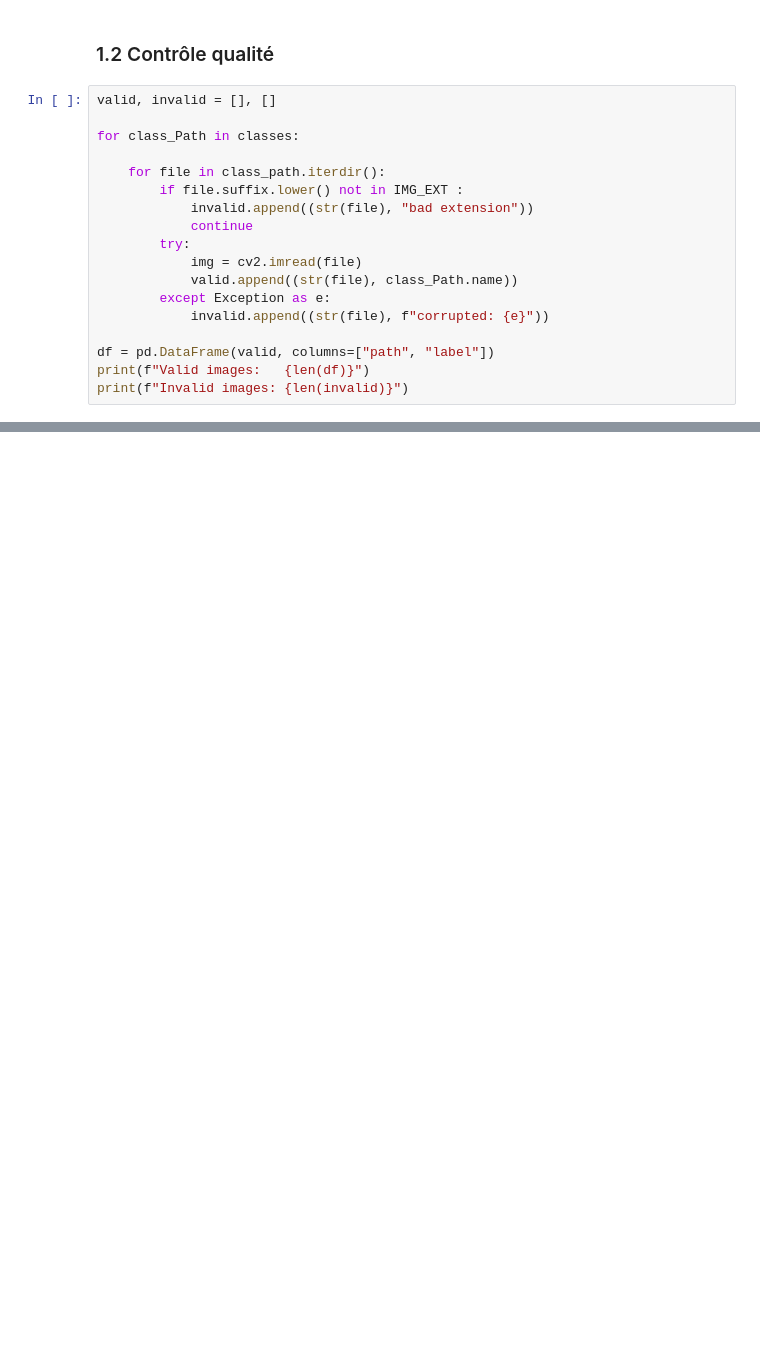
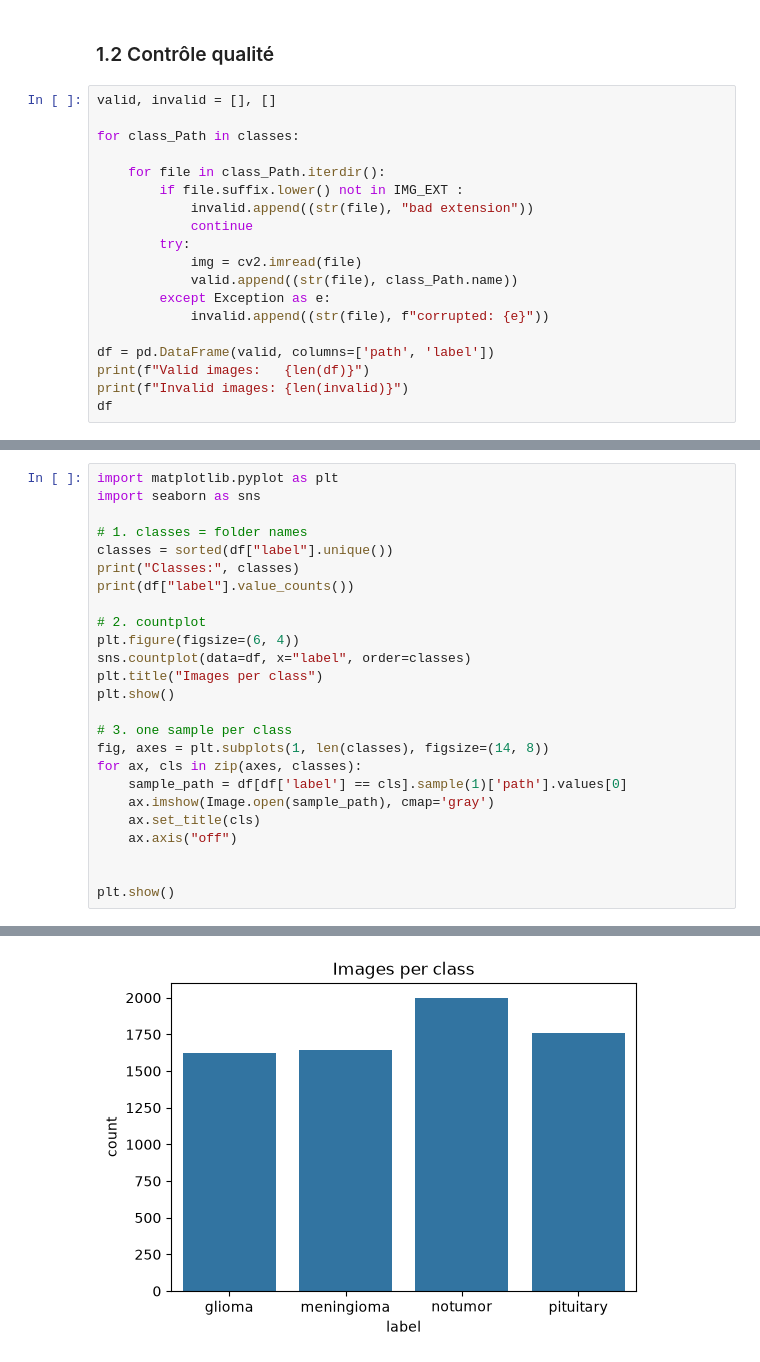
Before and after one commit to abdoelhadere-bit/BrainScan-V2, a Jupyter notebook: notebook/note.ipynb, the cells around one changed output, grey strips where cells are left out. Drawn from its saved outputs; the diff is of its cells as text; blank space fills up the shorter version.

```diff
--- a/notebook/note.ipynb
+++ b/notebook/note.ipynb
@@ -42,7 +43,7 @@ valid, invalid = [], []
 
 for class_Path in classes:
 
-    for file in class_path.iterdir():
+    for file in class_Path.iterdir():
         if file.suffix.lower() not in IMG_EXT :
             invalid.append((str(file), "bad extension"))
             continue
@@ -52,7 +53,8 @@ for class_Path in classes:
         except Exception as e:
             invalid.append((str(file), f"corrupted: {e}"))
 
-df = pd.DataFrame(valid, columns=["path", "label"])
+df = pd.DataFrame(valid, columns=['path', 'label'])
 print(f"Valid images:   {len(df)}")
 print(f"Invalid images: {len(invalid)}")
+df
 # %% [output]
@@ -60,0 +76,26 @@ Invalid images: 0
+# %%
+import matplotlib.pyplot as plt
+import seaborn as sns
+
+# 1. classes = folder names
+classes = sorted(df["label"].unique())
+print("Classes:", classes)
+print(df["label"].value_counts())
+
+# 2. countplot
+plt.figure(figsize=(6, 4))
+sns.countplot(data=df, x="label", order=classes)
+plt.title("Images per class")
+plt.show()
+
+# 3. one sample per class
+fig, axes = plt.subplots(1, len(classes), figsize=(14, 8))
+for ax, cls in zip(axes, classes):
+    sample_path = df[df['label'] == cls].sample(1)['path'].values[0]
+    ax.imshow(Image.open(sample_path), cmap='gray')
+    ax.set_title(cls)
+    ax.axis("off")
+
+
+plt.show()
+# %% [output]
@@ -60,0 +109 @@ Invalid images: 0
+[figure, added]
```
Also changed, not shown: parts of 5 cells of this notebook.
